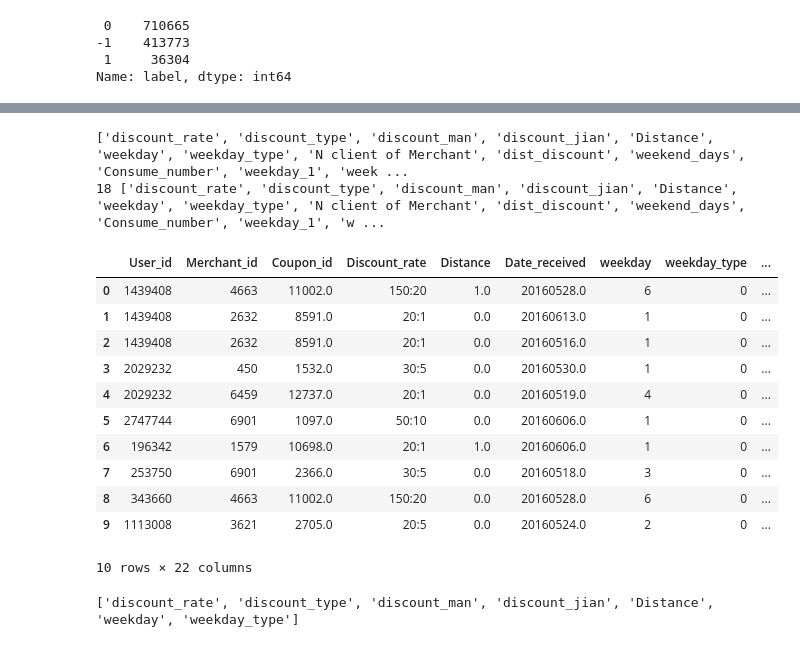
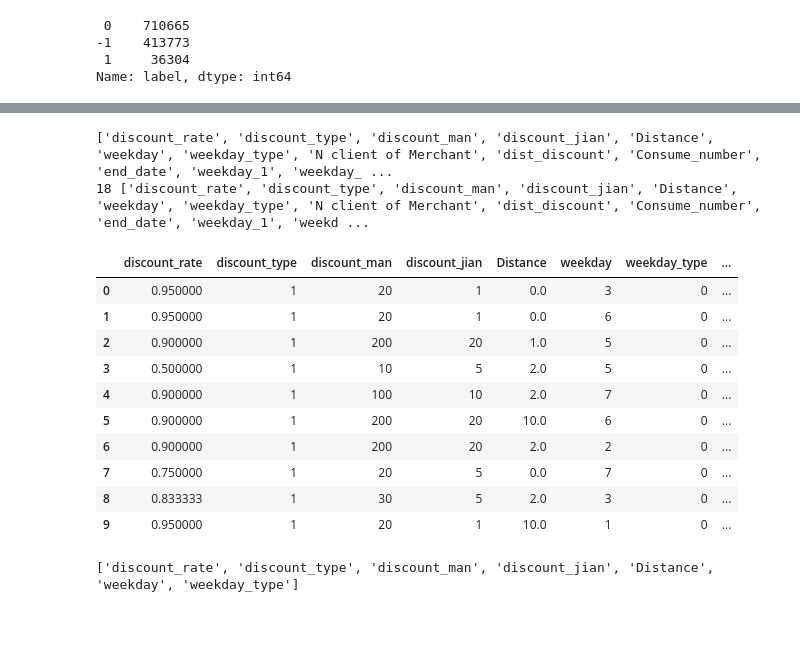
Before and after one commit to benjamin791023/2nd-ML100Days, a Jupyter notebook: competition/midtern/main.ipynb, the cells around one changed output, grey strips where cells are left out. Saved outputs shown, nothing was run; the diff lists cells and outputs as text; code cells hidden in the pictures.

```diff
--- a/competition/midtern/main.ipynb
+++ b/competition/midtern/main.ipynb
@@ -180,10 +200,13 @@ def consume_number(df):
     a = df.groupby('User_id').size()
     a = a.reset_index()
     a.columns = ['User_id', 'Consume_number']
-    df = pd.merge(df, a)
+    df = pd.merge(df, a, how='left')
     return df
 
-dfoff = consume_number(dfoff)
-dftest = consume_number(dftest)
+df = consume_number(df)
+dfoff = df[0:offshape]
+dftest = df[offshape+1: offshape+testshape]
+print(dfoff.shape)
+print(dftest.shape)
 dftest.head()
 # %% [output]
@@ -196,0 +222,4 @@ dftest.head()
+# %%
+#dftest = dftest.drop(['weekend_days'], axis=1)
+dfoff = dfoff.drop(['weekend_days'], axis=1)
+dfoff.head(5)
@@ -204,13 +246,13 @@ dftest = dist_count(dftest)
 # %%
-def get_weekend_days(x):
-    if str(x) == 'nan':
-        return x
-    else:
-        days = 4
-        day = datetime.strptime(str(int(x)), '%Y%m%d').weekday()
-        if day == 4 or day == 5:
-            days += 1
-        return days
+# def get_weekend_days(x):
+#     if str(x) == 'nan':
+#         return x
+#     else:
+#         days = 4
+#         day = datetime.strptime(str(int(x)), '%Y%m%d').weekday()
+#         if day == 4 or day == 5:
+#             days += 1
+#         return days
 
-dfoff['weekend_days'] = dfoff['Date_received'].apply(get_weekend_days)
-dftest['weekend_days'] = dfoff['Date_received'].apply(get_weekend_days)
+# dfoff['weekend_days'] = dfoff['Date_received'].apply(get_weekend_days)
+# dftest['weekend_days'] = dfoff['Date_received'].apply(get_weekend_days)
@@ -273,34 +312,33 @@ Valid size: 79216, #positive: 3832
 # %%
 original_feature = ['discount_rate',
                     'discount_type',
                     'discount_man',
                     'discount_jian',
                     'Distance',
                     'weekday',
                     'weekday_type',
                    'N client of Merchant',
                    'dist_discount',
-                   'weekend_days',
-                   'Consume_number'] + weekdaycols
+                   'Consume_number',
+                   'end_date'] + weekdaycols
 predictors = original_feature
 print(predictors)
 print(len(original_feature),original_feature)
 train[original_feature].head(10)
 # %% [output]
-['discount_rate', 'discount_type', 'discount_man', 'discount_jian', 'Distance', 'weekday', 'weekday_type', 'N client of Merchant', 'dist_discount', 'weekend_days', 'Consume_number', 'weekday_1', 'week ...
-18 ['discount_rate', 'discount_type', 'discount_man', 'discount_jian', 'Distance', 'weekday', 'weekday_type', 'N client of Merchant', 'dist_discount', 'weekend_days', 'Consume_number', 'weekday_1', 'w ...
+['discount_rate', 'discount_type', 'discount_man', 'discount_jian', 'Distance', 'weekday', 'weekday_type', 'N client of Merchant', 'dist_discount', 'Consume_number', 'end_date', 'weekday_1', 'weekday_ ...
+18 ['discount_rate', 'discount_type', 'discount_man', 'discount_jian', 'Distance', 'weekday', 'weekday_type', 'N client of Merchant', 'dist_discount', 'Consume_number', 'end_date', 'weekday_1', 'weekd ...
-|  | User_id | Merchant_id | Coupon_id | Discount_rate | Distance | Date_received | weekday | weekday_type | ... |
-| 0 | 1439408 | 4663 | 11002.0 | 150:20 | 1.0 | 20160528.0 | 6 | 0 | ... |
-| 1 | 1439408 | 2632 | 8591.0 | 20:1 | 0.0 | 20160613.0 | 1 | 0 | ... |
-| 2 | 1439408 | 2632 | 8591.0 | 20:1 | 0.0 | 20160516.0 | 1 | 0 | ... |
-| 3 | 2029232 | 450 | 1532.0 | 30:5 | 0.0 | 20160530.0 | 1 | 0 | ... |
-| 4 | 2029232 | 6459 | 12737.0 | 20:1 | 0.0 | 20160519.0 | 4 | 0 | ... |
-| 5 | 2747744 | 6901 | 1097.0 | 50:10 | 0.0 | 20160606.0 | 1 | 0 | ... |
-| 6 | 196342 | 1579 | 10698.0 | 20:1 | 1.0 | 20160606.0 | 1 | 0 | ... |
-| 7 | 253750 | 6901 | 2366.0 | 30:5 | 0.0 | 20160518.0 | 3 | 0 | ... |
-| 8 | 343660 | 4663 | 11002.0 | 150:20 | 0.0 | 20160528.0 | 6 | 0 | ... |
-| 9 | 1113008 | 3621 | 2705.0 | 20:5 | 0.0 | 20160524.0 | 2 | 0 | ... |
+|  | discount_rate | discount_type | discount_man | discount_jian | Distance | weekday | weekday_type | ... |
+| 0 | 0.950000 | 1 | 20 | 1 | 0.0 | 3 | 0 | ... |
+| 1 | 0.950000 | 1 | 20 | 1 | 0.0 | 6 | 0 | ... |
+| 2 | 0.900000 | 1 | 200 | 20 | 1.0 | 5 | 0 | ... |
+| 3 | 0.500000 | 1 | 10 | 5 | 2.0 | 5 | 0 | ... |
+| 4 | 0.900000 | 1 | 100 | 10 | 2.0 | 7 | 0 | ... |
+| 5 | 0.900000 | 1 | 200 | 20 | 10.0 | 6 | 0 | ... |
+| 6 | 0.900000 | 1 | 200 | 20 | 2.0 | 2 | 0 | ... |
+| 7 | 0.750000 | 1 | 20 | 5 | 0.0 | 7 | 0 | ... |
+| 8 | 0.833333 | 1 | 30 | 5 | 2.0 | 3 | 0 | ... |
+| 9 | 0.950000 | 1 | 20 | 1 | 10.0 | 1 | 0 | ... |
-10 rows × 22 columns
 # %%
 predictors = original_feature
 print(predictors)
```
Also changed, not shown: parts of 21 cells of this notebook, 5 other files.
